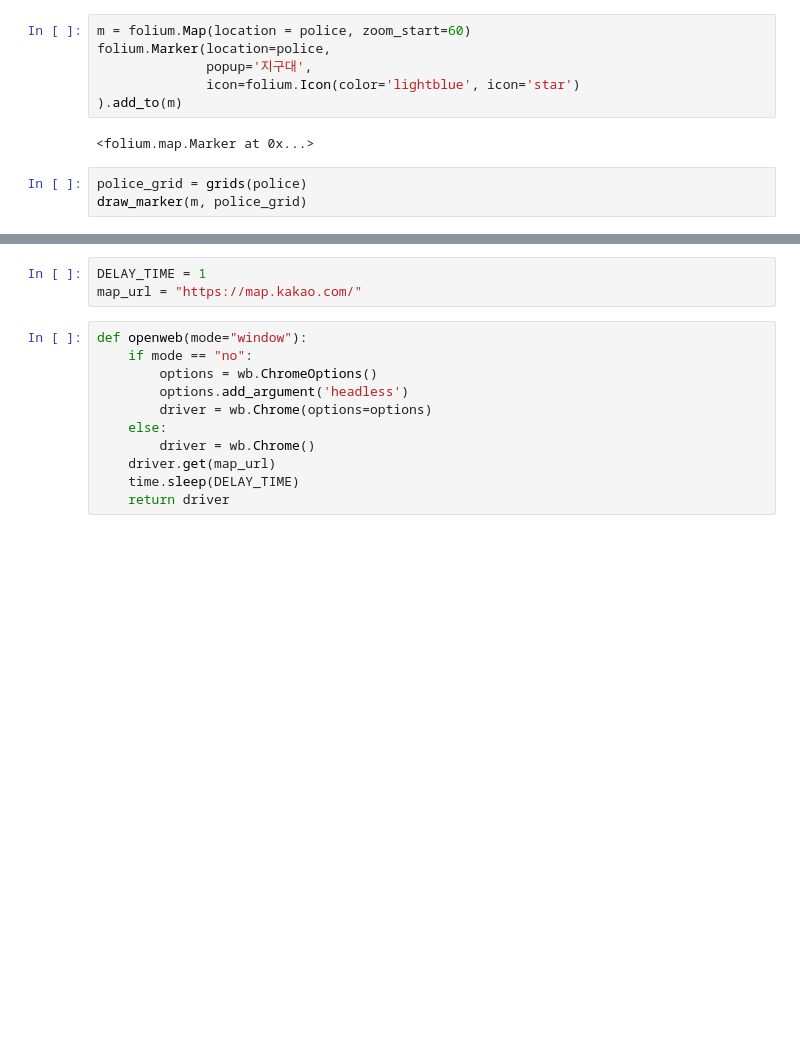
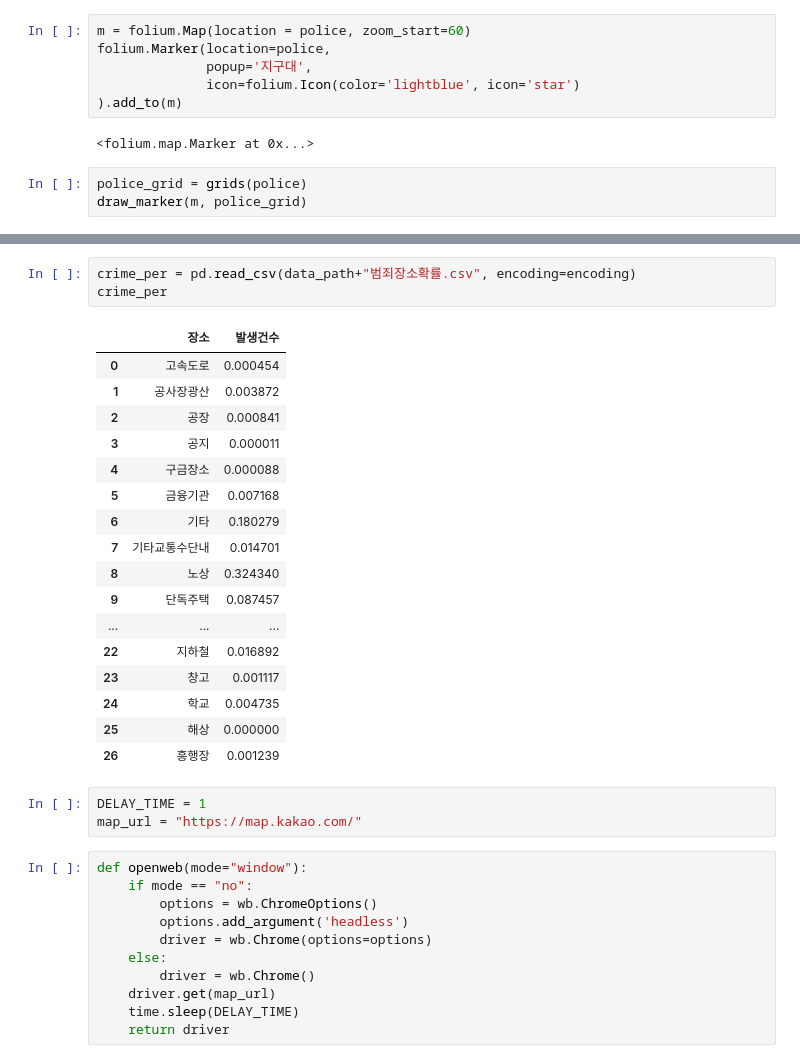
Before and after one commit to topaz11100/bp_final, a Jupyter notebook: 빅프_기말_최종.ipynb, the cells around one changed output, grey strips where cells are left out. Drawn from its saved outputs; the diff is of its cells as text; blank space fills up the shorter version.

```diff
--- a/빅프_기말_최종.ipynb
+++ b/빅프_기말_최종.ipynb
@@ -82,3 +135,24 @@ police_grid_data
+# %%
+crime_per = pd.read_csv(data_path+"범죄장소확률.csv", encoding=encoding)
+crime_per
+# %% [output]
+|  | 장소 | 발생건수 |
+| 0 | 고속도로 | 0.000454 |
+| 1 | 공사장광산 | 0.003872 |
+| 2 | 공장 | 0.000841 |
+| 3 | 공지 | 0.000011 |
+| 4 | 구금장소 | 0.000088 |
+| 5 | 금융기관 | 0.007168 |
+| 6 | 기타 | 0.180279 |
+| 7 | 기타교통수단내 | 0.014701 |
+| 8 | 노상 | 0.324340 |
+| 9 | 단독주택 | 0.087457 |
+| ... | ... | ... |
+| 22 | 지하철 | 0.016892 |
+| 23 | 창고 | 0.001117 |
+| 24 | 학교 | 0.004735 |
+| 25 | 해상 | 0.000000 |
+| 26 | 흥행장 | 0.001239 |
 # %%
 DELAY_TIME = 1
 map_url = "https://map.kakao.com/"
```
Also changed, not shown: parts of 16 cells of this notebook, 8 other files.
